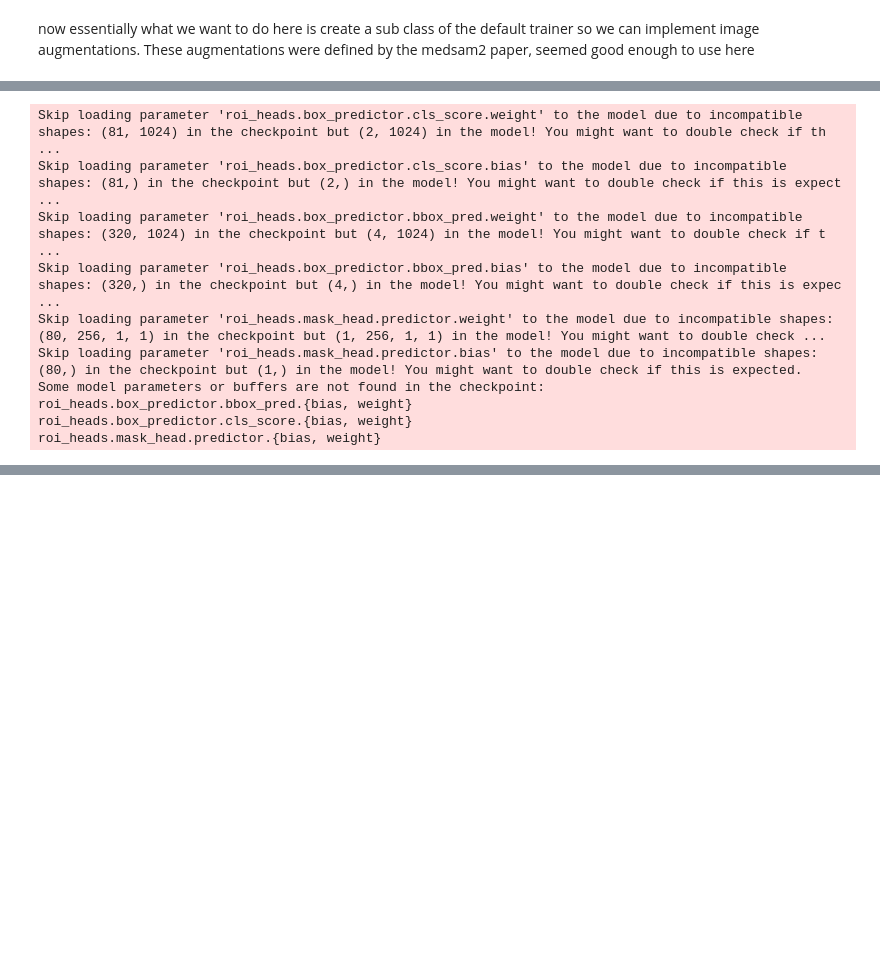
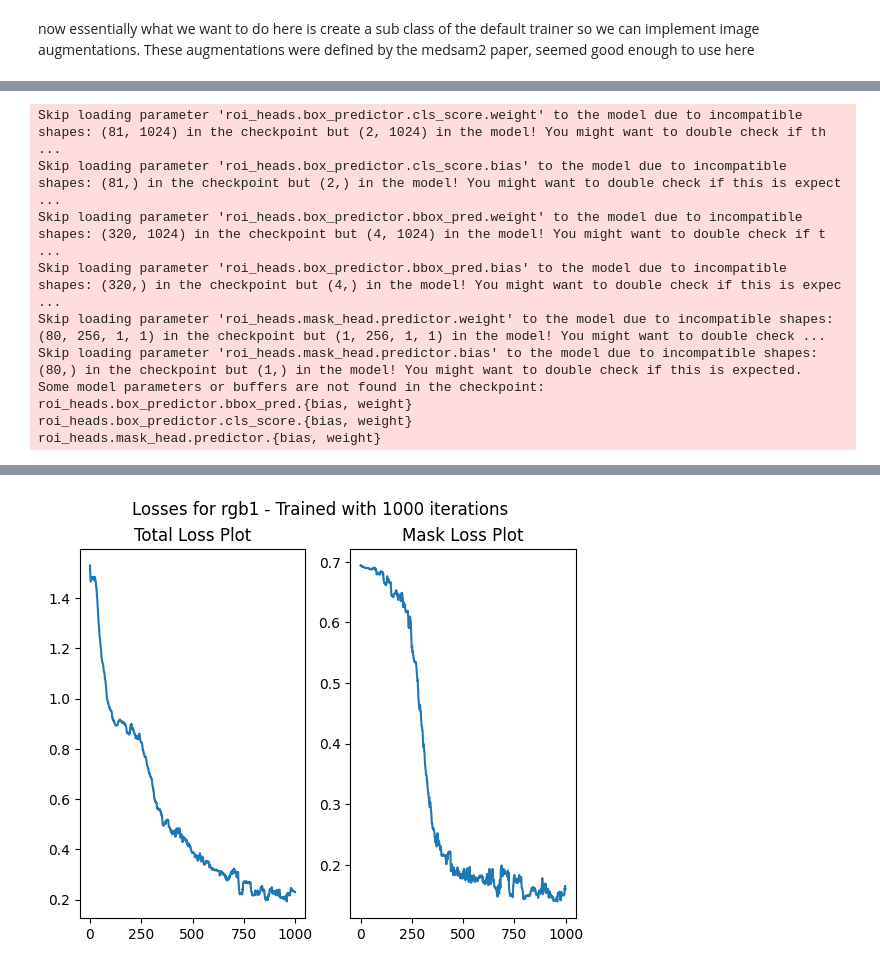
Before and after one commit to RibaDiba/tumor-segmentation, a Jupyter notebook: src/Detectron2/tumor_segmentation.ipynb, the cells around one changed output, grey strips where cells are left out. Drawn from its saved outputs; the diff is of its cells as text; code cells hidden in the pictures; blank space fills up the shorter version.

```diff
--- a/src/Detectron2/tumor_segmentation.ipynb
+++ b/src/Detectron2/tumor_segmentation.ipynb
@@ -114,10 +114,11 @@ from TrainerClass import Trainer
 from detectron2.engine import DefaultTrainer
 
 cfg = get_cfg()
-cfg.OUTPUT_DIR = '../../models/detectron2_test/test4'
+cfg.MODELNAME = "rgb1"
+cfg.OUTPUT_DIR = f'../../models/detectron2_test/{cfg.MODELNAME}'
 cfg.merge_from_file(model_zoo.get_config_file("COCO-InstanceSegmentation/mask_rcnn_R_50_FPN_3x.yaml"))
-cfg.DATASETS.TRAIN = ("my_dataset_train",)
-cfg.DATASETS.TEST = ("my_dataset_val",)
+cfg.DATASETS.TRAIN = ("my_dataset_train", "my_dataset_val")
+cfg.DATASETS.TEST = ("my_dataset_test",)
 cfg.DATALOADER.NUM_WORKERS = 1
 cfg.DATALOADER.FILTER_EMPTY_ANNOTATIONS = False # this is for our "no tumor" examples
 cfg.MODEL.WEIGHTS = model_zoo.get_checkpoint_url("COCO-InstanceSegmentation/mask_rcnn_R_50_FPN_3x.yaml")  # Let training initialize from model zoo
@@ -127,7 +128,7 @@ cfg.SOLVER.MAX_ITER = 1000
 cfg.SOLVER.STEPS = []
 cfg.MODEL.ROI_HEADS.BATCH_SIZE_PER_IMAGE = 512   # The "RoIHead batch size". 128 is faster, and good enough for this toy dataset (default: 512)
 cfg.MODEL.ROI_HEADS.NUM_CLASSES = 1
-cfg.MODEL.DEVICE = "mps" # only for local training
+# cfg.MODEL.DEVICE = "mps" # only for local training
 # NOTE: this config means the number of classes, but a few popular unofficial tutorials incorrect uses num_classes+1 here.
 
 os.makedirs(cfg.OUTPUT_DIR, exist_ok=True)
@@ -167,3 +184,4 @@ libc++abi: terminating due to uncaught exception of type std::__1::system_error:
+[figure, added]
 # %%
 cfg.MODEL.WEIGHTS = os.path.join(cfg.OUTPUT_DIR, "model_final.pth")  # path to the model we just trained
 cfg.MODEL.ROI_HEADS.SCORE_THRESH_TEST = 0.5   # set a custom testing threshold
```
Also changed, not shown: parts of 6 cells of this notebook, 12 other files.
